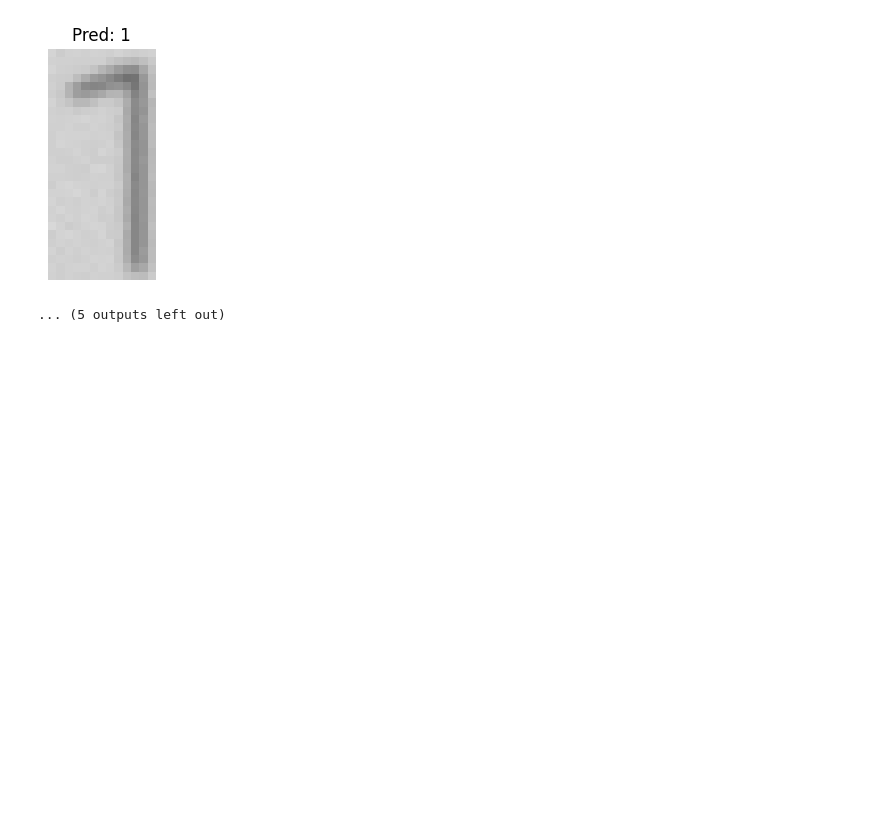
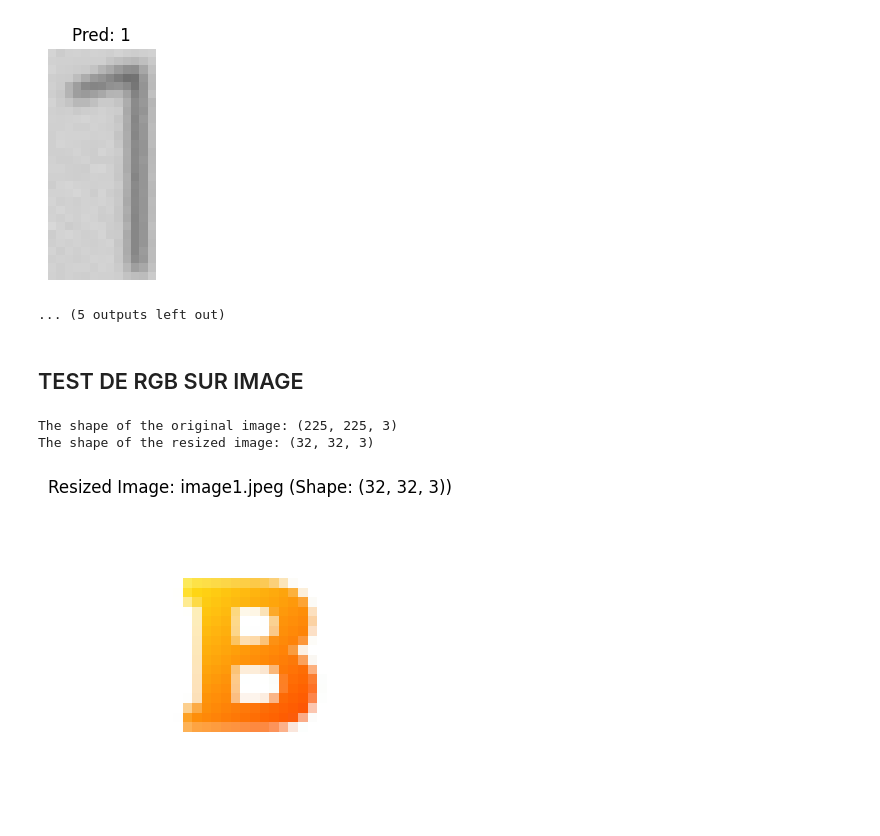
Before and after one commit to hnioua/OCR-Text-Recognition-in-Challenging-Conditions, a Jupyter notebook: TM_Project.ipynb, the cells around one changed output. Cells and saved outputs as stored; diff of their text form; code cells hidden in the pictures; blank space fills up the shorter version.

```diff
--- a/TM_Project.ipynb
+++ b/TM_Project.ipynb
@@ -1480,3 +1494,45 @@ Image: 52132.png, Prédiction: O
 Image: 44621.png, Prédiction: 1
 [figure]
 ... (5 outputs left out)
+# %% [markdown]
+## TEST DE RGB SUR IMAGE
+# %%
+import matplotlib.pyplot as plt
+import numpy as np
+import cv2 # Import OpenCV for reading and processing images
+
+# Define the path to your image file
+image_path = "/content/data_rgb/image1.jpeg"
+
+# Define the target size for resizing
+target_size = (32, 32) # Width, Height
+
+# Read the image using OpenCV
+image_rgb = cv2.imread(image_path, cv2.IMREAD_COLOR) # Read in color
+
+# Check if the image was loaded successfully
+if image_rgb is None:
+    print(f"Error: Could not load image from path: {image_path}")
+else:
+    print(f"The shape of the original image: {image_rgb.shape}")
+
+    # --- Resize the image to the target size ---
+    # Interpolation method can affect image quality. INTER_AREA is good for shrinking.
+    image_resized = cv2.resize(image_rgb, target_size, interpolation=cv2.INTER_AREA)
+
+    print(f"The shape of the resized image: {image_resized.shape}")
+
+    # Display the resized RGB image
+    plt.figure(figsize=(4, 4)) # Adjust figure size as needed
+
+    # OpenCV reads images in BGR format, but matplotlib expects RGB.
+    # Convert BGR to RGB before displaying with matplotlib
+    plt.imshow(cv2.cvtColor(image_resized, cv2.COLOR_BGR2RGB))
+
+    plt.title(f"Resized Image: {os.path.basename(image_path)} (Shape: {image_resized.shape})")
+    plt.axis('off') # Hide axes
+    plt.show()
+# %% [output]
+The shape of the original image: (225, 225, 3)
+The shape of the resized image: (32, 32, 3)
+[figure, added]
```
Also changed, not shown: parts of 11 cells of this notebook.
